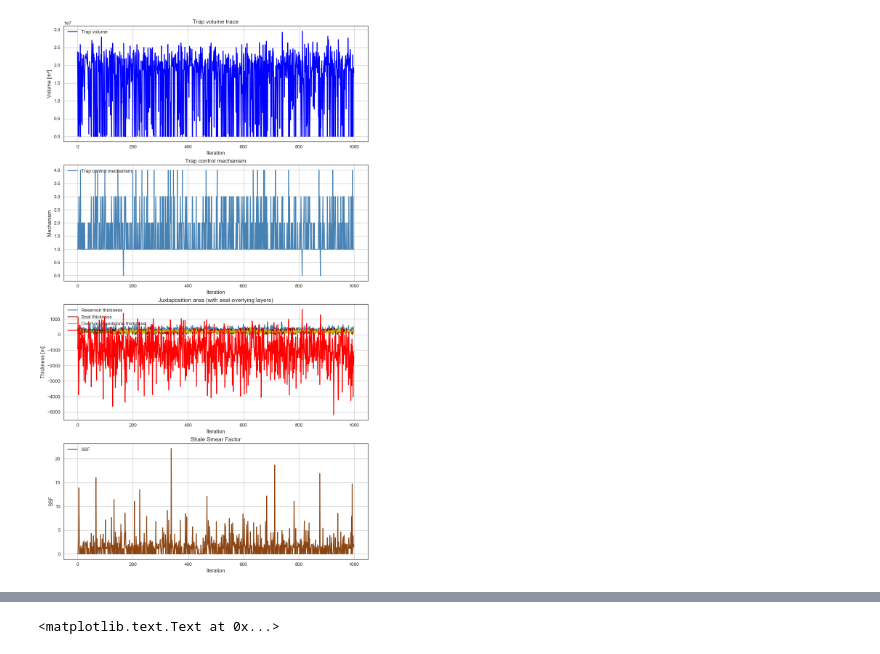
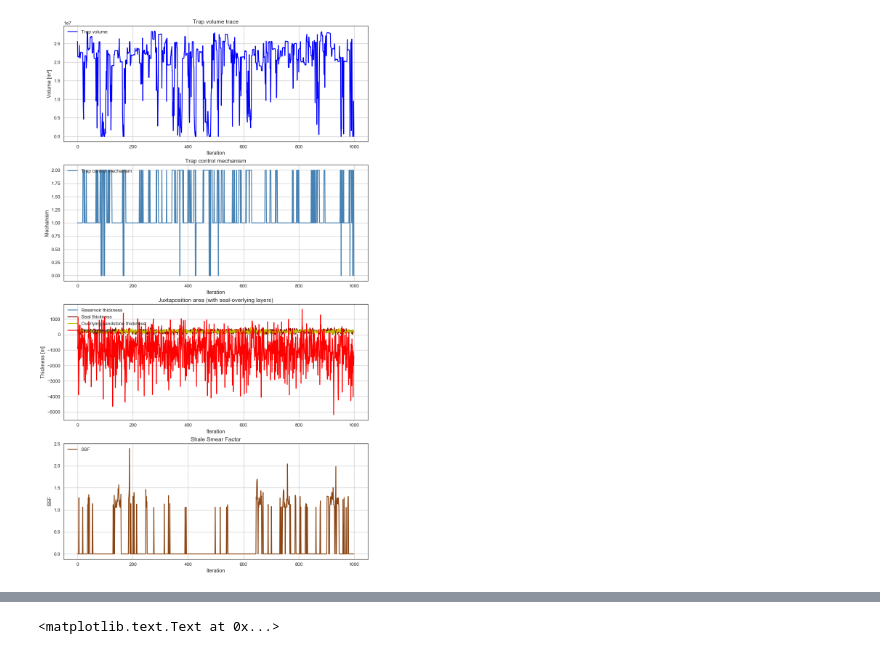
Before and after one commit to nre-aachen/Theses, a Jupyter notebook: Risk analysis/Notebooks/3D Traces Loader.ipynb, the cells around one changed output, grey strips where cells are left out. Drawn from its saved outputs; the diff is of its cells as text; code cells hidden in the pictures.

Commit message:
Plotted some runs and trap control mechs

```diff
--- a/Risk analysis/Notebooks/3D Traces Loader.ipynb
+++ b/Risk analysis/Notebooks/3D Traces Loader.ipynb
@@ -36,7 +36,9 @@ from scipy.interpolate import griddata
 rescale_f = 38000
 # %%
 M = pymc.database.hdf5.load('D:/PyMC_DataBase/prior_model_noBlocks_SSFc_3_1000iter_2017_11_12')
-M_L = pymc.database.hdf5.load('D:/PyMC_DataBase/post_model_150_30-350_30-250_20_1000iter50burn.hdf5')
+M_L1 = pymc.database.hdf5.load('D:/PyMC_DataBase/post_model_150_30-350_30-250_20_1000iter50burn.hdf5')
+M_L2 = pymc.database.hdf5.load('D:/PyMC_DataBase/post_model_300_30-400_40_050_10_1000iter50burn.hdf5')
+M_L3 = pymc.database.hdf5.load('D:/PyMC_DataBase/post_model_300_30-050_10-400_40_1000iter50burn.hdf5')
 #prior_model = pymc.database.pickle.load('D:/PyMC_DataBase/prior_model_1_1000iter_2017_11_11')
 # %%
 res_top_unc_trace = M.trace('z_unc_res_top')[:]
@@ -108,35 +139,35 @@ def volume_lossR(estimate_s, true_s, risk_s):
 figsize(15,27)
 fig, ax = plt.subplots(4, 1)
 
-ax[0].plot(max_volume_trace, color='b', label='Trap volume')
+ax[0].plot(max_volume_trace_L1, color='b', label='Trap volume')
 ax[0].set_title('Trap volume trace')
 ax[0].set_xlabel('Iteration')
 ax[0].set_ylabel('Volume [m³]')
 ax[0].legend(loc="upper left")
 ax[0].grid()
 
-ax[1].plot(trap_control_trace, color='steelblue', label='Trap control mechanism')
+ax[1].plot(trap_control_trace_L1, color='steelblue', label='Trap control mechanism')
 ax[1].set_title('Trap control mechanism')
 ax[1].set_xlabel('Iteration')
 ax[1].set_ylabel('Mechanism')
 ax[1].legend(loc="upper left")
 ax[1].grid()
 
-ax[2].plot(fw_res_th_trace, color='steelblue', label='Reservoir thickness')
+ax[2].plot(fw_res_th_trace_L1, color='steelblue', label='Reservoir thickness')
 ax[2].plot(fw_seal_th_trace, color='maroon', label='Seal thickness')
 ax[2].plot(fw_sec_res_th_trace, color='y', label='Overlying sandstone thickness')
 ax[2].plot(offset_unc_trace*rescale_f, color='r', label='Change in offset')
 ax[2].set_title('Juxtaposition area (with seal-overlying layers)')
 ax[2].set_xlabel('Iteration')
 ax[2].set_ylabel('Thickness [m]')
 ax[2].legend(loc="upper left")
 ax[2].grid()
 
-ax[3].plot(SSF_trace, color='saddlebrown', label='SSF')
+ax[3].plot(SSF_trace_L1, color='saddlebrown', label='SSF')
 ax[3].set_title('Shale Smear Factor')
 ax[3].set_xlabel('Iteration')
 ax[3].set_ylabel('SSF')
 ax[3].legend(loc="upper left")
 ax[3].grid()
 # %% [output]
-[figure, old version]
+[figure, new version]
```
Also changed, not shown: parts of 6 cells of this notebook, 1 other file.
